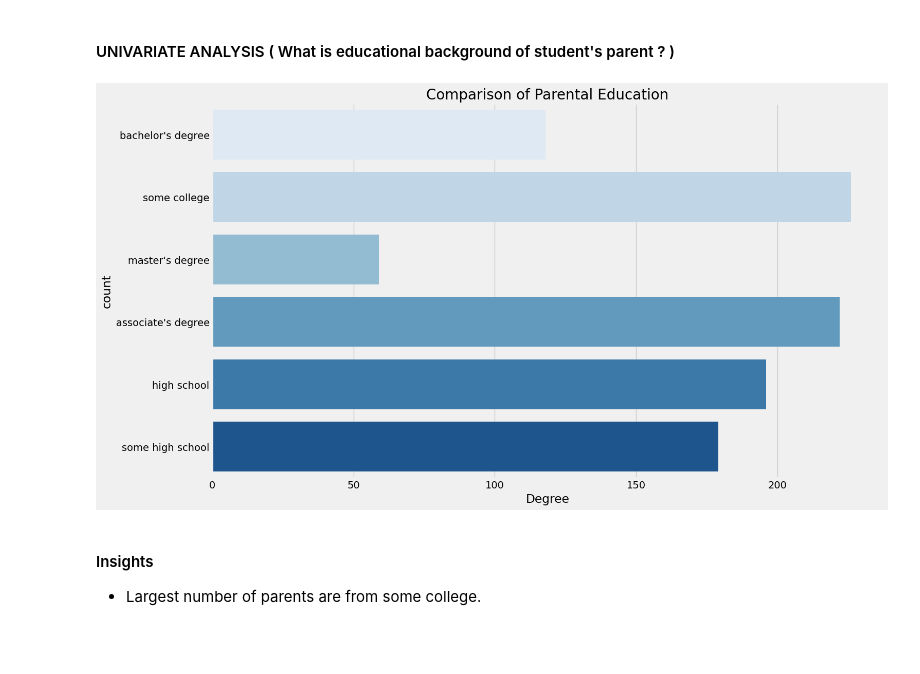
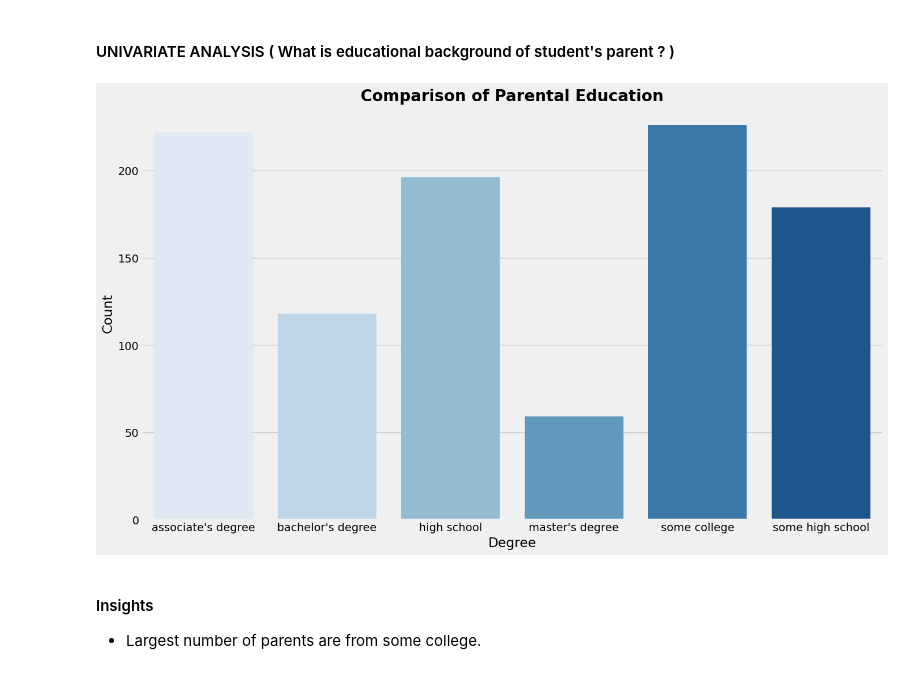
Before and after one commit to vinaysaivutukuri/StudentPerformance-mlproject, a Jupyter notebook: notebook/1 . EDA STUDENT PERFORMANCE .ipynb, the cells around one changed output. Saved outputs shown, nothing was run; the diff lists cells and outputs as text; code cells hidden in the pictures; blank space fills up the shorter version.

```diff
--- a/notebook/1 . EDA STUDENT PERFORMANCE .ipynb
+++ b/notebook/1 . EDA STUDENT PERFORMANCE .ipynb
@@ -556,15 +556,24 @@ for container in ax[2].containers:
 # %% [markdown]
 #### UNIVARIATE ANALYSIS ( What is educational background of student's parent ? )
 # %%
+import matplotlib.pyplot as plt
+import seaborn as sns
+
 plt.rcParams['figure.figsize'] = (15, 9)
 plt.style.use('fivethirtyeight')
-sns.countplot(df['parental_level_of_education'], palette = 'Blues')
-plt.title('Comparison of Parental Education', fontweight = 30, fontsize = 20)
+
+# Ensure the column is categorical
+df['parental_level_of_education'] = df['parental_level_of_education'].astype('category')
+
+# Use x= and data=
+sns.countplot(x='parental_level_of_education', data=df, palette='Blues')
+
+plt.title('Comparison of Parental Education', fontweight='bold', fontsize=20)
 plt.xlabel('Degree')
-plt.ylabel('count')
+plt.ylabel('Count')
 plt.show()
 # %% [output]
-[figure, old version]
+[figure, new version]
 # %% [markdown]
 #### Insights
 - Largest number of parents are from some college.
```
Also changed, not shown: parts of 6 cells of this notebook, 11 other files.
